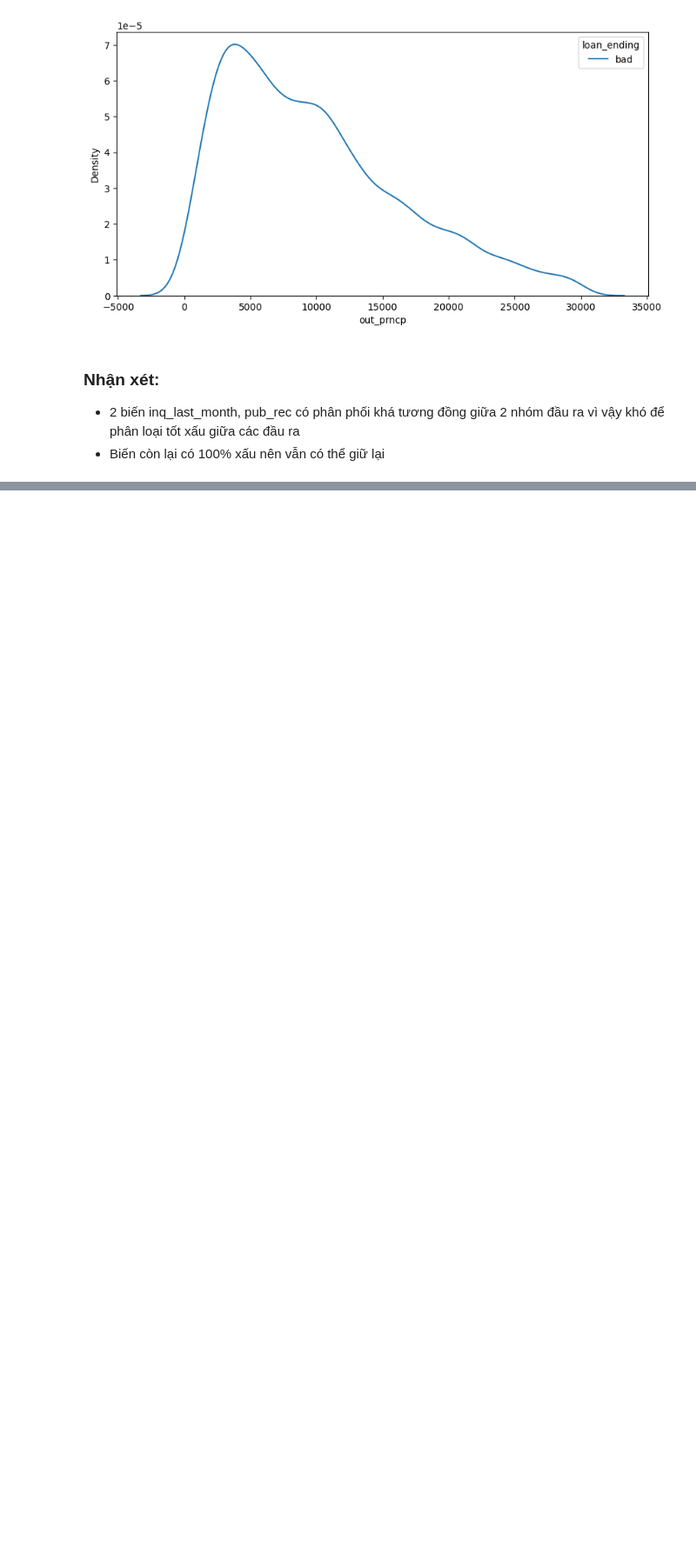
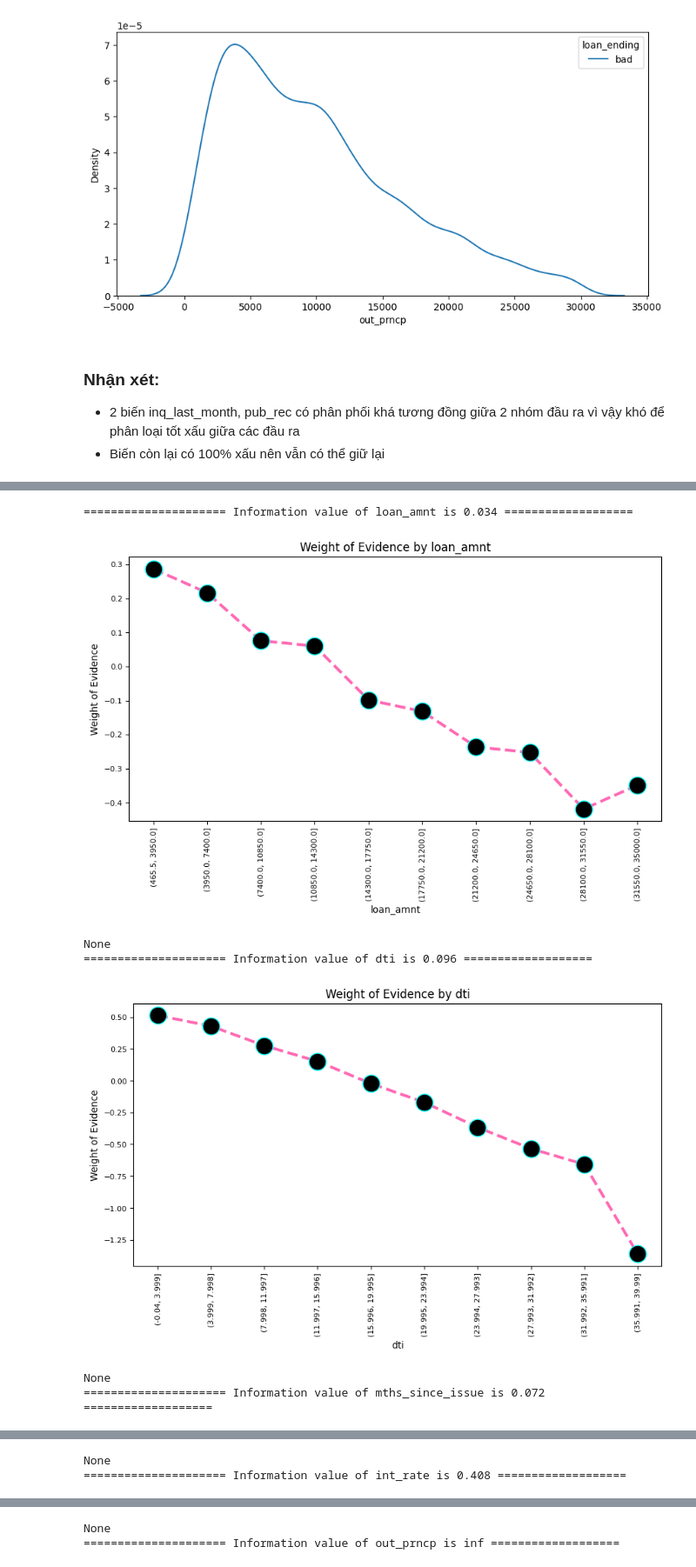
Before and after one commit to tnt305/Creditcard-default-prediction, a Jupyter notebook: credit score describe data.ipynb, the cells around one changed output, grey strips where cells are left out. Shown at 87% size. Saved outputs shown, nothing was run; the diff lists cells and outputs as text; code cells hidden in the pictures; blank space fills up the shorter version.

```diff
--- a/credit score describe data.ipynb
+++ b/credit score describe data.ipynb
@@ -278,20 +294,43 @@ outpt = pd.DataFrame(outpt, columns = ['loan_crt_score'])
+# %%
+#Tạo hàm tính IV và WoE cho biến có dữ liệu liên tục
+
+def woe_discrete(df,independent_variable,dependent_variable):
+    df = pd.concat([df[independent_variable],dependent_variable],axis=1)
+    df = pd.concat([df.groupby(df.columns.values[0],as_index=False)[df.columns.values[1]].count(),
+    df.groupby(df.columns.values[0],as_index=False)[df.columns.values[1]].mean()],axis=1)
+    df = df.iloc[:,[0,1,3]]
+
+    df.columns = [df.columns.values[0],'n_obs','prop_good']
+    df['no_good'] = df['prop_good'] * df['n_obs']
+    df['no_bad'] = (1- df['prop_good']) * df['n_obs']
+    df['Final_good'] = df['no_good']/df['no_good'].sum()
+    df['Final_bad'] = df['no_bad']/df['no_bad'].sum()
+    df['WOE'] = np.log(df['Final_good']/df['Final_bad'])
+
+    df = df.sort_values(independent_variable) ## chỗ khác
+    df = df.reset_index(drop=True)
+    df['IV'] = (df['Final_good']-df['Final_bad']) * df['WOE']
+    df['IV_total'] = df['IV'].sum()
+    print('===================== Information value of ' +independent_variable+' is '+ str(round(df['IV'].sum(),3))+' ===================')
+    return df
 # %%
 input['loan_amnt'] = pd.cut(input['loan_amnt'],10)
-input['annual_inc']= pd.cut(input['annual_inc'], 15)
+input['annual_inc']= pd.cut(input['annual_inc'], 4)
 input['dti'] = pd.cut(input['dti'],10)
 input['acc_now_delinq'] = pd.cut(input['acc_now_delinq'], 3)
 input['earliest_cr_yr'] = pd.cut(input['earliest_cr_yr'], 10)
-input['yr_since_last_inq'] = pd.cut(input['yr_since_last_inq'] ,4)
 input['mths_since_issue'] = pd.cut(input['mths_since_issue'], 10)
 input['mths_since_last_crt_pull_day'] = pd.cut(input['mths_since_last_crt_pull_day'], 10)
 input['mths_since_last_pymnt_day'] = pd.cut(input['mths_since_last_pymnt_day'], 10)
-input['open_acc'] = pd.cut(input['open_acc'] ,10)
+input['open_acc'] = pd.cut(input['open_acc'] ,5)
 input['delinq_2yrs'] = pd.cut(input['delinq_2yrs'], 3)
 input['revol_bal'] =pd.cut(input['revol_bal'], 10)
 input['revol_util'] =pd.cut(input['revol_util'], 10)
 input['int_rate'] = pd.cut(input['int_rate'], 10)
 input['out_prncp'] =pd.cut(input['out_prncp'], 10)
-input['out_prncp_inv'] = pd.cut(input['out_prncp_inv'],10)
+# input['out_prncp_inv'] = pd.cut(input['out_prncp_inv'],10)
 input['recoveries'] = pd.cut(input['recoveries'], 10)
 input['last_pymnt_amnt'] = pd.cut(input['last_pymnt_amnt'], 10)
-input['collections_12_mths_ex_med']= pd.cut(input['collections_12_mths_ex_med', 3])
+input['collections_12_mths_ex_med']= pd.cut(input['collections_12_mths_ex_med'], 3)
+input['total_rec_int']= pd.cut(input['total_rec_int'], 10)
+input['total_rec_late_fee']= pd.cut(input['total_rec_late_fee'], 10)
@@ -338,4 +400,5 @@ Information value of mths_since_issue is 0.072
 # %%
 #Bỏ  delinq_2yrs, mths_since_last_pymnt_day, open_acc, yr_since_last_inq, annual_inc earliest_cr_yr acc_now_delinq
 
-input = input.drop(columns = ['delinq_2yrs', 'mths_since_last_pymnt_day', 'earliest_cr_yr','earliest_cr_yr','acc_now_delinq','open_acc', 'yr_since_last_inq', 'annual_inc','addr_state','id'])
+input = input.drop(columns = ['delinq_2yrs', 'mths_since_last_pymnt_day','mths_since_last_crt_pull_day','earliest_cr_yr','acc_now_delinq',
+                              'open_acc', 'annual_inc','addr_state','id','revol_bal','revol_util','collections_12_mths_ex_med'])
@@ -357,0 +405,15 @@ input
+# %%
+# Visual các feature được giữ lại
+continuous_var = ['loan_amnt','dti','mths_since_issue','int_rate','out_prncp',
+                  'recoveries','last_pymnt_amnt','total_rec_int','total_rec_late_fee']
+
+for i in range(0, len(continuous_var)):
+    print(plot_by_woe(woe_discrete(input, continuous_var[i], outpt), 90))
+# %% [output]
+===================== Information value of loan_amnt is 0.034 ===================
+[figure, added]
+None
+===================== Information value of dti is 0.096 ===================
+[figure, added]
+None
+===================== Information value of mths_since_issue is 0.072 ===================
@@ -357,0 +421,2 @@ input
+None
+===================== Information value of int_rate is 0.408 ===================
@@ -357,0 +424,2 @@ input
+None
+===================== Information value of out_prncp is inf ===================
```
Also changed, not shown: parts of 38 cells of this notebook, 1 other file.
